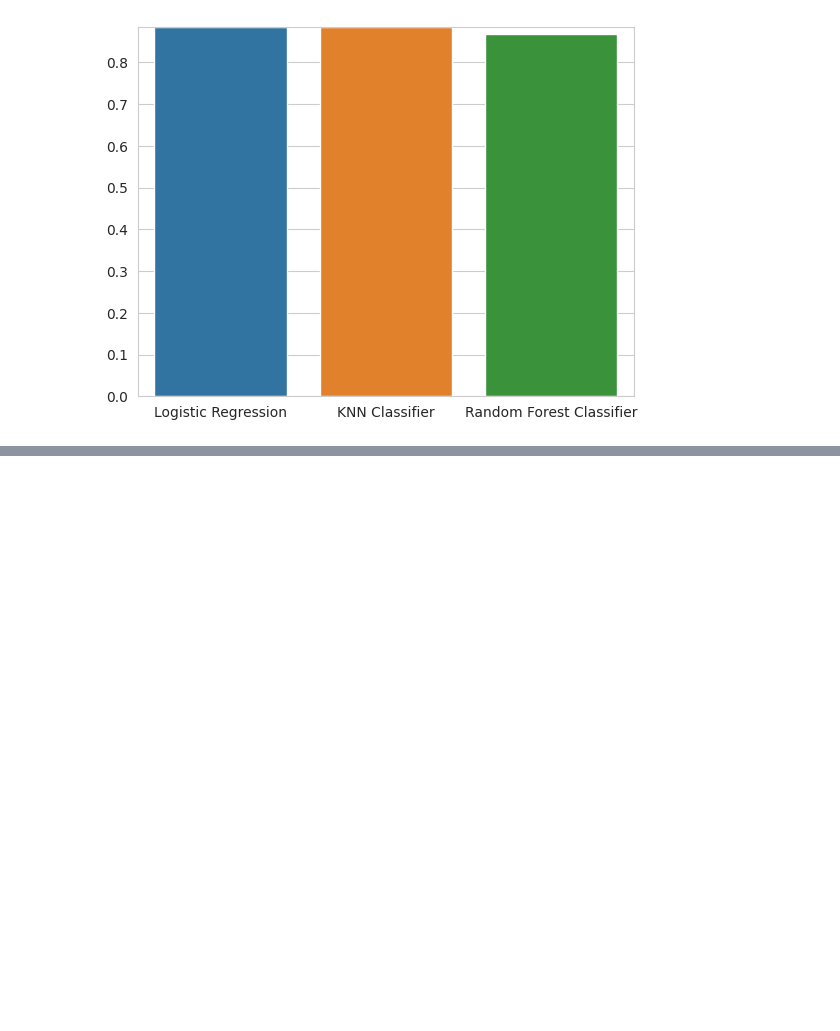
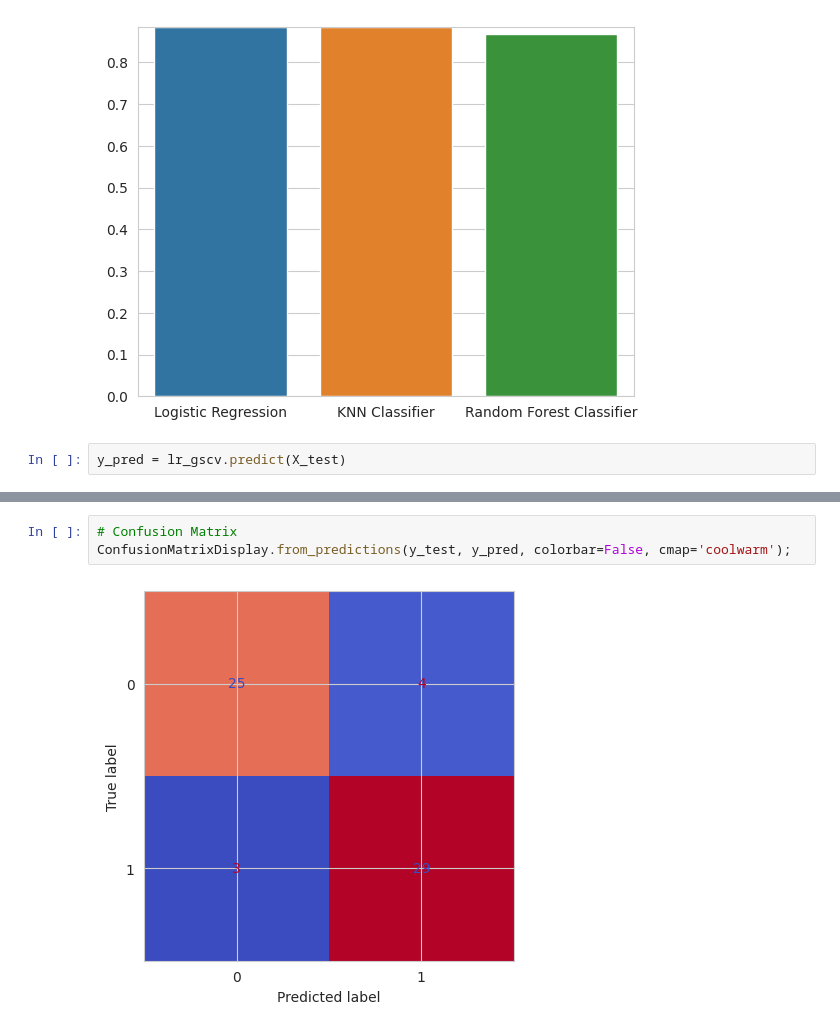
Before and after one commit to azharaul/ds-ml-learning-journey, a Jupyter notebook: projects/project-1-heart-disease-prediction/notebooks/end-to-end-heart-disease-classification.ipynb, the cells around one changed output, grey strips where cells are left out. Cells and saved outputs as stored; diff of their text form; blank space fills up the shorter version.

```diff
--- a/projects/project-1-heart-disease-prediction/notebooks/end-to-end-heart-disease-classification.ipynb
+++ b/projects/project-1-heart-disease-prediction/notebooks/end-to-end-heart-disease-classification.ipynb
@@ -647,3 +646,5 @@ plt.ylim(0, np.max(model_scores_df))
 # %% [output]
 (0.0, 0.8852459016393442)
 [figure]
+# %%
+y_pred = lr_gscv.predict(X_test)
@@ -649,0 +657,5 @@ plt.ylim(0, np.max(model_scores_df))
+# %%
+# Confusion Matrix
+ConfusionMatrixDisplay.from_predictions(y_test, y_pred, colorbar=False, cmap='coolwarm');
+# %% [output]
+[figure, added]
```
Also changed, not shown: parts of 18 cells of this notebook.
